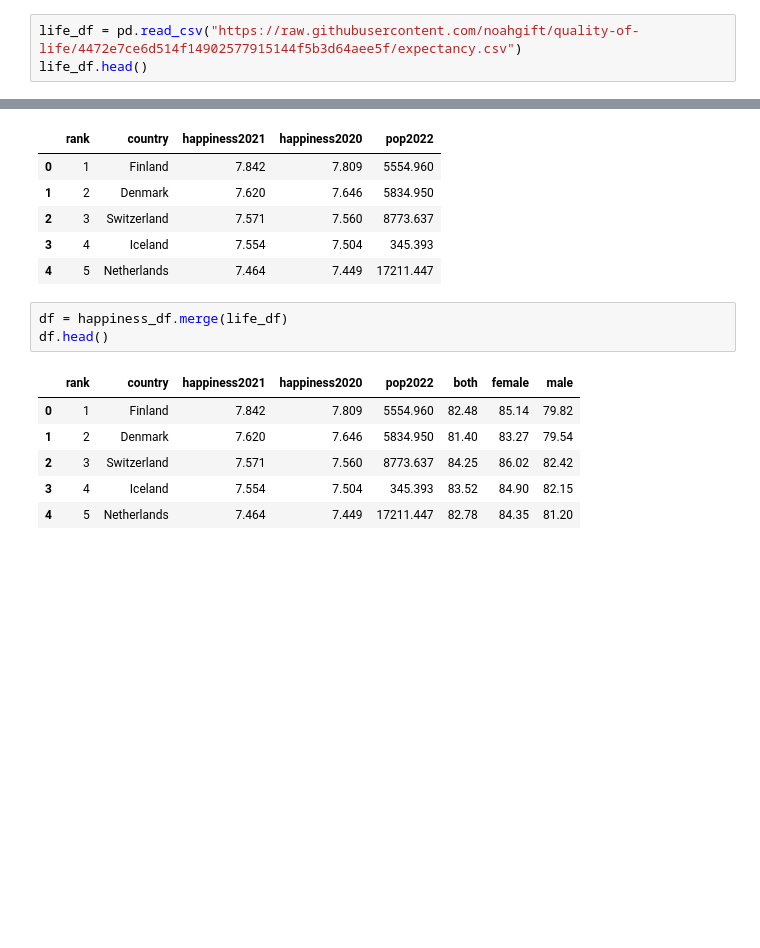
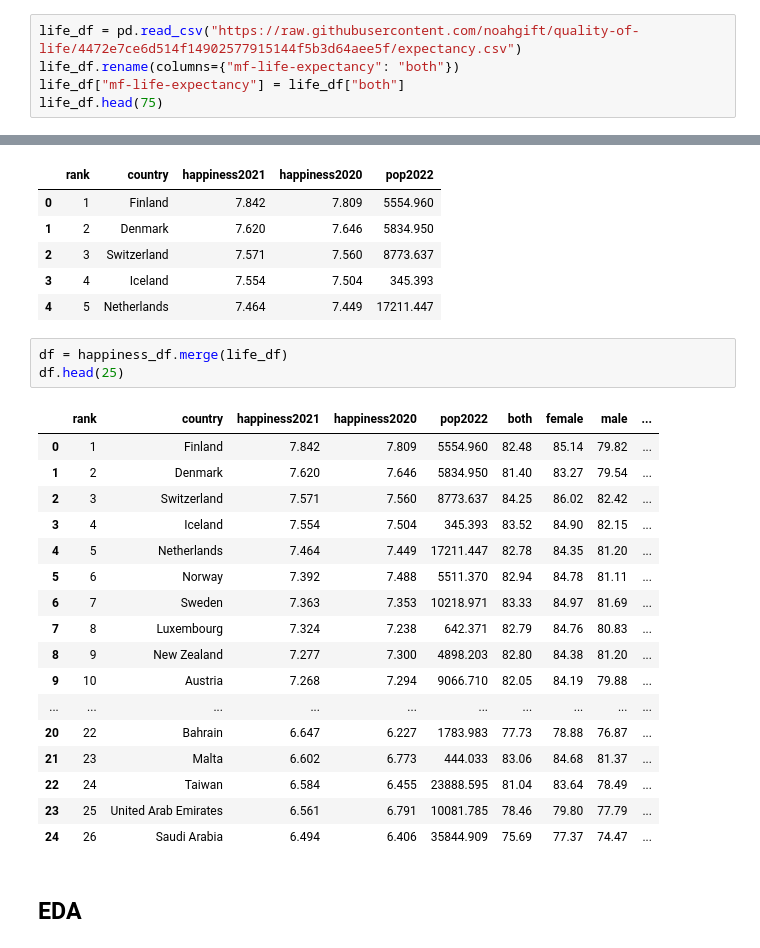
Before and after one commit to noahgift/quality-of-life, a Jupyter notebook: quality_life.ipynb, the cells around one changed output, grey strips where cells are left out. Drawn from its saved outputs; the diff is of its cells as text; blank space fills up the shorter version.

```diff
--- a/quality_life.ipynb
+++ b/quality_life.ipynb
@@ -7,4 +9,6 @@ import pandas as pd
 # %%
 life_df = pd.read_csv("https://raw.githubusercontent.com/noahgift/quality-of-life/4472e7ce6d514f14902577915144f5b3d64aee5f/expectancy.csv")
-life_df.head()
+life_df.rename(columns={"mf-life-expectancy": "both"})
+life_df["mf-life-expectancy"] = life_df["both"]
+life_df.head(75)
 # %% [output]
@@ -26,14 +37,27 @@ happiness_df.head()
 | 4 | 5 | Netherlands | 7.464 | 7.449 | 17211.447 |
 # %%
 df = happiness_df.merge(life_df)
-df.head()
+df.head(25)
 # %% [output]
-|  | rank | country | happiness2021 | happiness2020 | pop2022 | both | female | male |
-| 0 | 1 | Finland | 7.842 | 7.809 | 5554.960 | 82.48 | 85.14 | 79.82 |
-| 1 | 2 | Denmark | 7.620 | 7.646 | 5834.950 | 81.40 | 83.27 | 79.54 |
-| 2 | 3 | Switzerland | 7.571 | 7.560 | 8773.637 | 84.25 | 86.02 | 82.42 |
-| 3 | 4 | Iceland | 7.554 | 7.504 | 345.393 | 83.52 | 84.90 | 82.15 |
-| 4 | 5 | Netherlands | 7.464 | 7.449 | 17211.447 | 82.78 | 84.35 | 81.20 |
+|  | rank | country | happiness2021 | happiness2020 | pop2022 | both | female | male | ... |
+| 0 | 1 | Finland | 7.842 | 7.809 | 5554.960 | 82.48 | 85.14 | 79.82 | ... |
+| 1 | 2 | Denmark | 7.620 | 7.646 | 5834.950 | 81.40 | 83.27 | 79.54 | ... |
+| 2 | 3 | Switzerland | 7.571 | 7.560 | 8773.637 | 84.25 | 86.02 | 82.42 | ... |
+| 3 | 4 | Iceland | 7.554 | 7.504 | 345.393 | 83.52 | 84.90 | 82.15 | ... |
+| 4 | 5 | Netherlands | 7.464 | 7.449 | 17211.447 | 82.78 | 84.35 | 81.20 | ... |
+| 5 | 6 | Norway | 7.392 | 7.488 | 5511.370 | 82.94 | 84.78 | 81.11 | ... |
+| 6 | 7 | Sweden | 7.363 | 7.353 | 10218.971 | 83.33 | 84.97 | 81.69 | ... |
+| 7 | 8 | Luxembourg | 7.324 | 7.238 | 642.371 | 82.79 | 84.76 | 80.83 | ... |
+| 8 | 9 | New Zealand | 7.277 | 7.300 | 4898.203 | 82.80 | 84.38 | 81.20 | ... |
+| 9 | 10 | Austria | 7.268 | 7.294 | 9066.710 | 82.05 | 84.19 | 79.88 | ... |
+| ... | ... | ... | ... | ... | ... | ... | ... | ... | ... |
+| 20 | 22 | Bahrain | 6.647 | 6.227 | 1783.983 | 77.73 | 78.88 | 76.87 | ... |
+| 21 | 23 | Malta | 6.602 | 6.773 | 444.033 | 83.06 | 84.68 | 81.37 | ... |
+| 22 | 24 | Taiwan | 6.584 | 6.455 | 23888.595 | 81.04 | 83.64 | 78.49 | ... |
+| 23 | 25 | United Arab Emirates | 6.561 | 6.791 | 10081.785 | 78.46 | 79.80 | 77.79 | ... |
+| 24 | 26 | Saudi Arabia | 6.494 | 6.406 | 35844.909 | 75.69 | 77.37 | 74.47 | ... |
+# %% [markdown]
+## EDA
 # %%
 df.corr()
 # %% [output]
```
Also changed, not shown: parts of 8 cells of this notebook.
